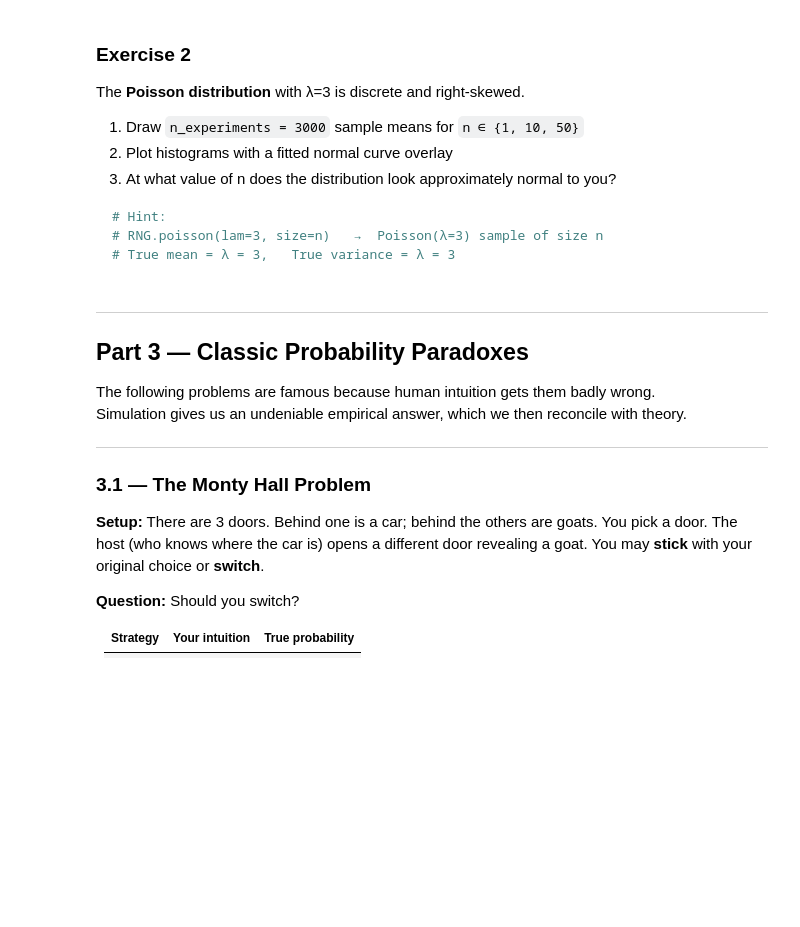
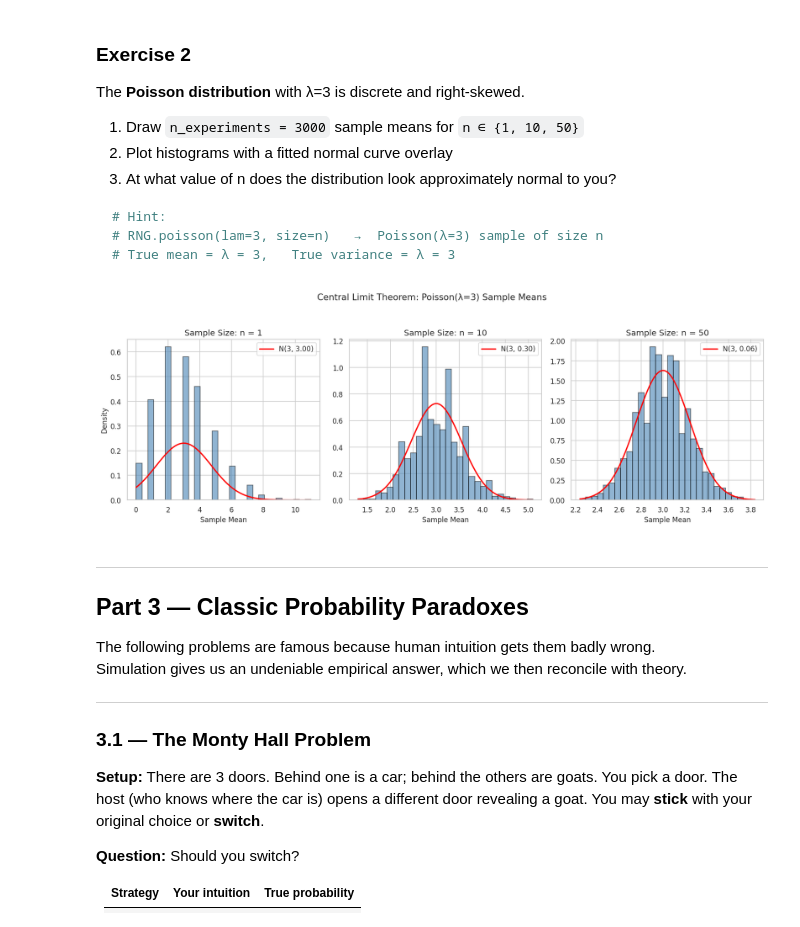
Before and after one commit to sahibshakhayev/IntroToDS, a Jupyter notebook: Solved/LB_3.ipynb, the cells around one changed output. Drawn from its saved outputs; the diff is of its cells as text; code cells hidden in the pictures; blank space fills up the shorter version.

```diff
--- a/Solved/LB_3.ipynb
+++ b/Solved/LB_3.ipynb
@@ -235,3 +274,44 @@ The **Poisson distribution** with λ=3 is discrete and right-skewed.
+# %%
+
+import numpy as np
+import matplotlib.pyplot as plt
+from scipy.stats import norm
+
+
+RNG = np.random.default_rng(seed=42)
+lam = 3
+n_experiments = 3000
+n_values = [1, 10, 50]
+
+fig, axes = plt.subplots(1, 3, figsize=(15, 5))
+
+for i, n in enumerate(n_values):
+
+    samples = RNG.poisson(lam=lam, size=(n_experiments, n))
+    sample_means = samples.mean(axis=1)
+
+
+    ax = axes[i]
+    count, bins, ignored = ax.hist(sample_means, bins=30, density=True, alpha=0.6, color='steelblue', edgecolor='black')
+
+
+    mu = lam
+    sigma = np.sqrt(lam / n)
+
+    x = np.linspace(min(bins), max(bins), 100)
+    ax.plot(x, norm.pdf(x, mu, sigma), color='red', linewidth=2, label=f'N({mu}, {sigma**2:.2f})')
+
+    ax.set_title(f'Sample Size: n = {n}')
+    ax.set_xlabel('Sample Mean')
+    if i == 0:
+        ax.set_ylabel('Density')
+    ax.legend()
+
+plt.suptitle('Central Limit Theorem: Poisson(λ=3) Sample Means', fontsize=14, y=1.05)
+plt.tight_layout()
+plt.show()
+# %% [output]
+[figure, added]
 # %% [markdown]
 ---
 ## Part 3 — Classic Probability Paradoxes
```
Also changed, not shown: parts of 5 cells of this notebook.
